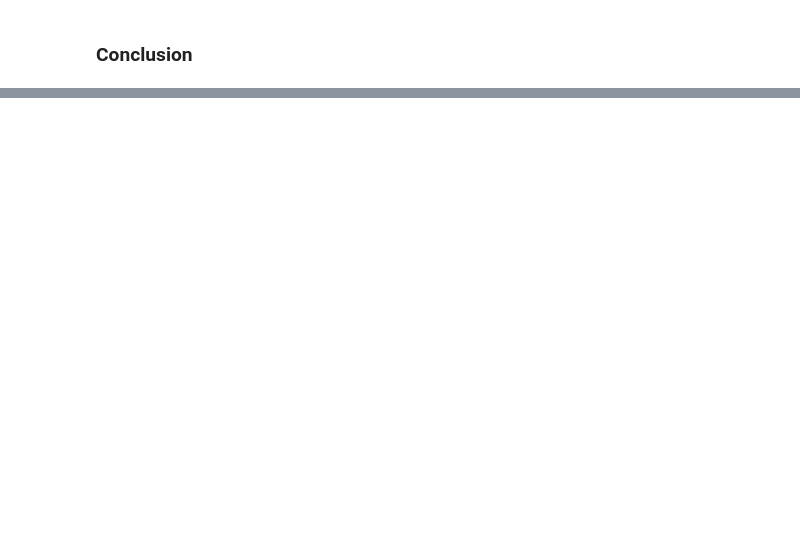
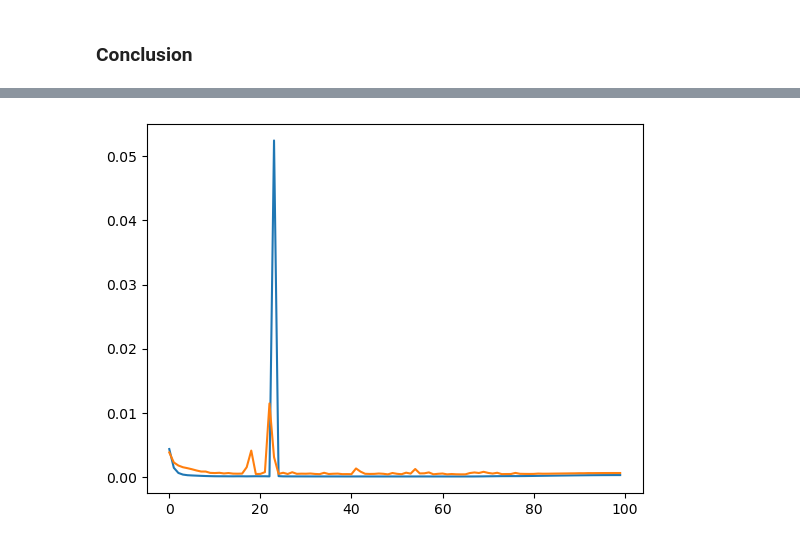
Before and after one commit to ahn283/projects, a Jupyter notebook: interest rate/interest_analysis.ipynb, the cells around one changed output, grey strips where cells are left out. Cells and saved outputs as stored; diff of their text form; code cells hidden in the pictures; blank space fills up the shorter version.

Commit message:
neural_prophet

```diff
--- a/interest rate/interest_analysis.ipynb
+++ b/interest rate/interest_analysis.ipynb
@@ -316,0 +330,10 @@ for col in cols:
+# %%
+# Data adjustmnet
+
+df_new = pd.DataFrame()
+df_original = df_daily.reset_index()
+
+df_new = df_original[["Date", "5Y"]]
+# df_tb.rename(columns={"^IRX":"13W", "^FVX":"5Y", "^TNX":"10Y", "^TYX":"30Y"}, inplace=True)
+df_new.rename(columns={"Date":"ds", "5Y":"y"}, inplace=True)
+df_new.head()
@@ -316,0 +351,18 @@ for col in cols:
+# %%
+model_neupro = NeuralProphet(
+    growth='linear',
+    yearly_seasonality=True,
+    weekly_seasonality=False,
+    daily_seasonality=False,
+    batch_size=64,
+    epochs=100,
+    learning_rate=0.1,
+    n_lags=10,   # add the autoregression
+    ar_reg=1    # 1-step ahead forecast with Auto-Regression
+)
+
+train, test = model_neupro.split_df(df_new, freq="D", valid_p=0.1)
+
+metrics = model_neupro.fit(train, freq="D", validation_df=test, progress="plot")
+# %% [output]
+[figure, added]
```
Also changed, not shown: parts of 69 cells of this notebook, 2 other files.
